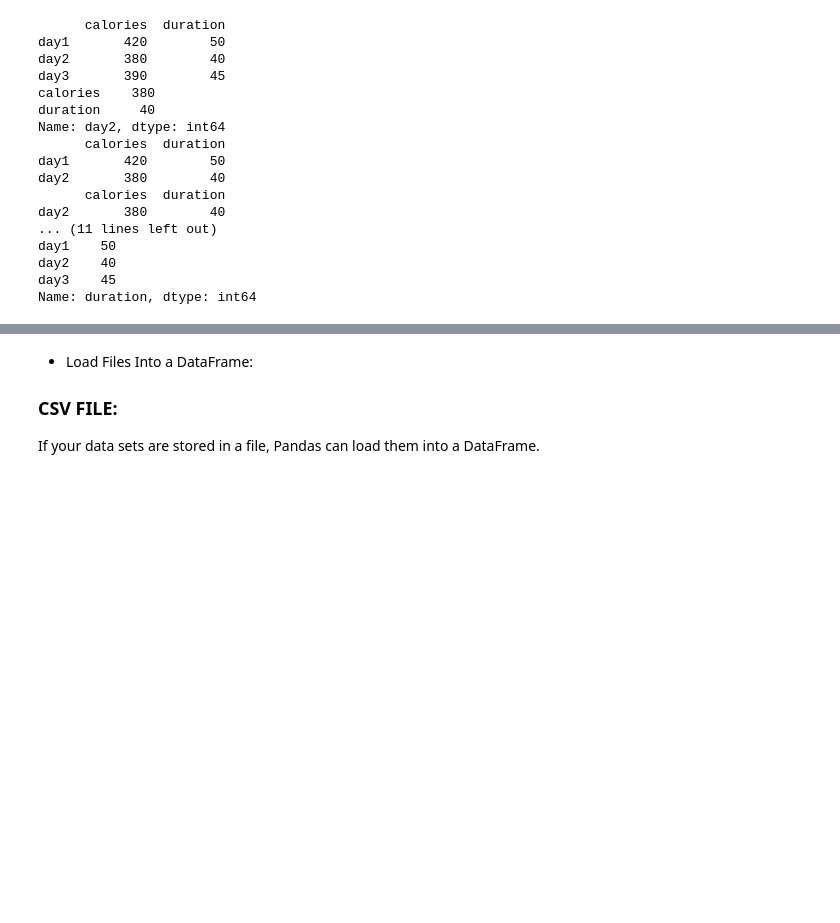
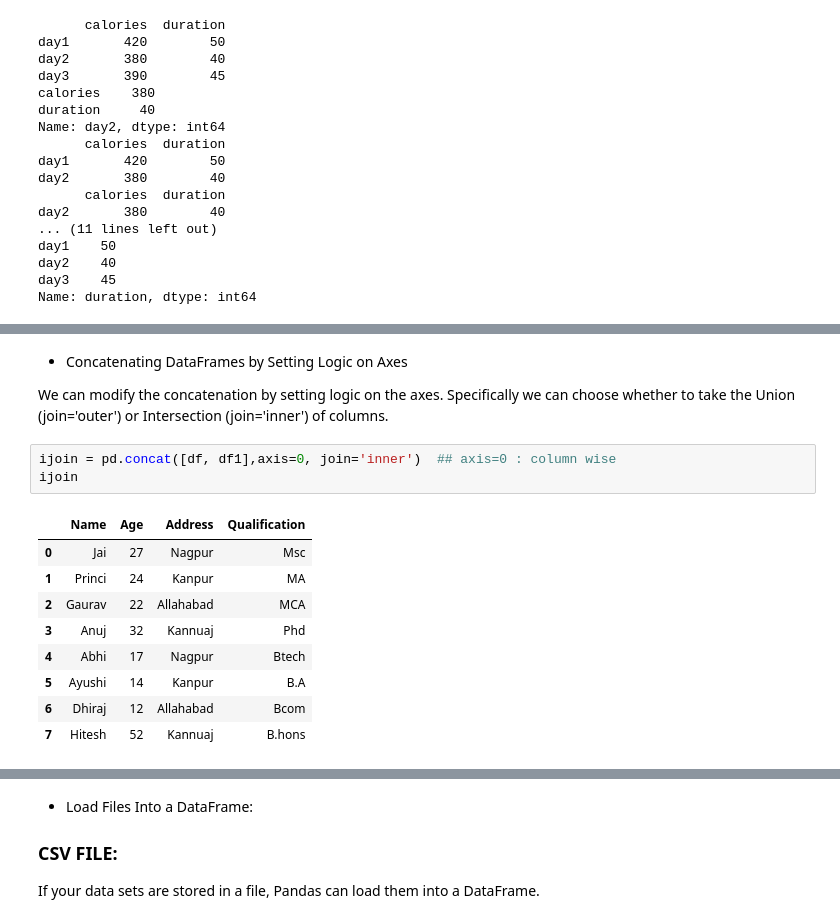
Before and after one commit to VaishnaviJadhav350/intern, a Jupyter notebook: python basics/python libraries/pandas.ipynb, the cells around one changed output, grey strips where cells are left out. Saved outputs shown, nothing was run; the diff lists cells and outputs as text; blank space fills up the shorter version.

```diff
--- a/python basics/python libraries/pandas.ipynb
+++ b/python basics/python libraries/pandas.ipynb
@@ -184,0 +438,17 @@ Name: duration, dtype: int64
+# %% [markdown]
+- Concatenating DataFrames by Setting Logic on Axes
+
+We can modify the concatenation by setting logic on the axes. Specifically we can choose whether to take the Union (join='outer') or Intersection (join='inner') of columns.
+# %%
+ijoin = pd.concat([df, df1],axis=0, join='inner')  ## axis=0 : column wise
+ijoin
+# %% [output]
+|  | Name | Age | Address | Qualification |
+| 0 | Jai | 27 | Nagpur | Msc |
+| 1 | Princi | 24 | Kanpur | MA |
+| 2 | Gaurav | 22 | Allahabad | MCA |
+| 3 | Anuj | 32 | Kannuaj | Phd |
+| 4 | Abhi | 17 | Nagpur | Btech |
+| 5 | Ayushi | 14 | Kanpur | B.A |
+| 6 | Dhiraj | 12 | Allahabad | Bcom |
+| 7 | Hitesh | 52 | Kannuaj | B.hons |
```
Also changed, not shown: parts of 29 cells of this notebook, 2 other files.
